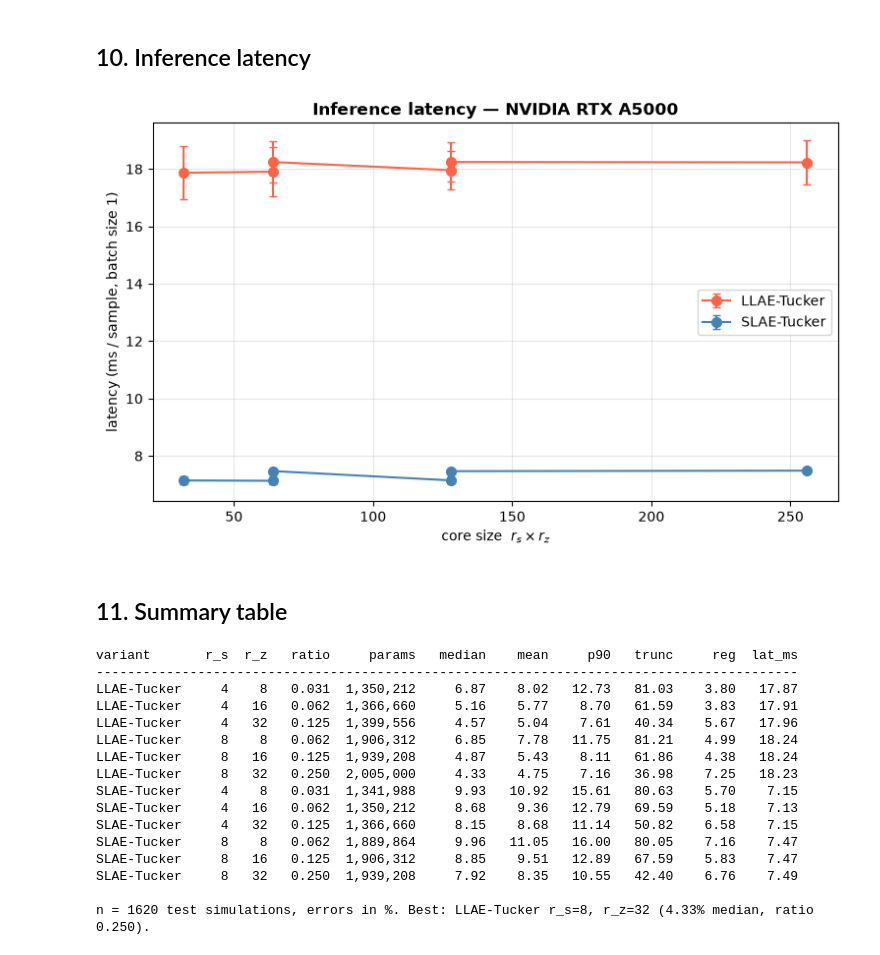
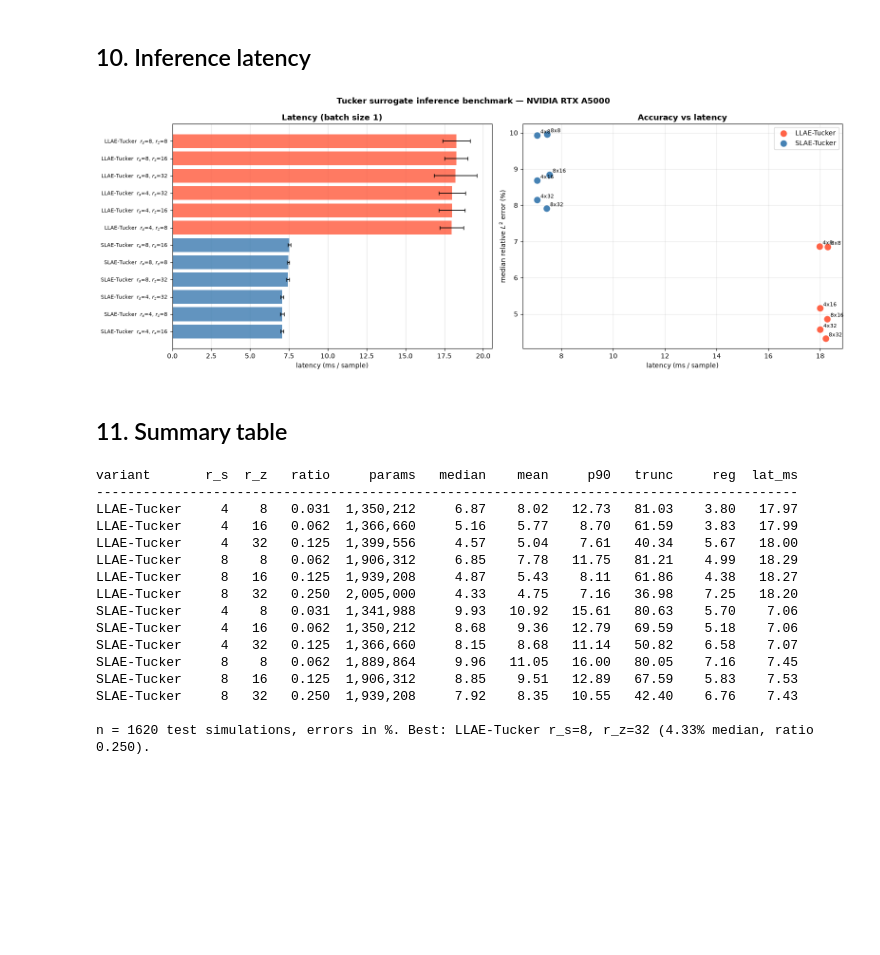
Before and after one commit to keyvanatt/laplace-autoencoders, a Jupyter notebook: notebooks/eval_tucker.ipynb, the cells around one changed output. Drawn from its saved outputs; the diff is of its cells as text; code cells hidden in the pictures; blank space fills up the shorter version.

Commit message:
inference time tucker

```diff
--- a/notebooks/eval_tucker.ipynb
+++ b/notebooks/eval_tucker.ipynb
@@ -566,46 +566,71 @@ def _time_gpu(fn, n_warmup, n_runs):
     return np.array(ms)
 
 
 bench = {}
 for n in tqdm(PLOTTED, desc='latency'):
     pipe = InferencePipeline.from_checkpoint(meta[n]['path'], device=device)
     tm = pipe.ckpt['theta_mean'].to(device).float(); ts = pipe.ckpt['theta_std'].to(device).float()
     tn = (torch.from_numpy(theta_np[test_idx[:1]]).to(device) - tm) / ts
 
     def run():
         with torch.no_grad():
             pipe.model.generate(tn)
 
     if device == 'cuda':
         ms = _time_gpu(run, N_WARMUP, N_RUNS)
     else:
         import time
         ms = []
         for i in range(N_WARMUP + N_RUNS):
             t0 = time.perf_counter(); run()
             if i >= N_WARMUP: ms.append((time.perf_counter() - t0) * 1e3)
         ms = np.array(ms)
     bench[n] = dict(med=float(np.median(ms)), std=float(np.std(ms)))
     pipe.model.cpu(); del pipe
     if device == 'cuda': torch.cuda.empty_cache()
 
-fig, ax = plt.subplots(figsize=(9, 5))
+def _label(n):
+    d = meta[n]
+    return f"{FAMILY[d['cls']]}  $r_s$={d['r_s']}, $r_z$={d['r_z']}"
+
+
+fig, (ax1, ax2) = plt.subplots(1, 2, figsize=(16, 6))
+
+# Left: per-checkpoint latency, sorted
+order = sorted(PLOTTED, key=lambda n: bench[n]['med'])
+y     = np.arange(len(order))
+lats  = [bench[n]['med'] for n in order]
+stds  = [bench[n]['std'] for n in order]
+cols  = [PALETTE[meta[n]['cls']] for n in order]
+
+ax1.barh(y, lats, color=cols, alpha=0.85, zorder=2)
+ax1.errorbar(lats, y, xerr=stds, fmt='none', color='black', capsize=3, linewidth=1.2, zorder=3)
+ax1.set_yticks(y); ax1.set_yticklabels([_label(n) for n in order], fontsize=8)
+ax1.set_xlabel('latency (ms / sample)')
+ax1.set_title('Latency (batch size 1)', fontweight='bold')
+ax1.grid(axis='x', alpha=0.4, zorder=0)
+
+# Right: accuracy vs latency
 for cls in CLSS:
     sel = [n for n in PLOTTED if meta[n]['cls'] == cls]
-    xs  = np.array([meta[n]['r_s'] * meta[n]['r_z'] for n in sel])
-    ys  = np.array([bench[n]['med'] for n in sel])
-    es  = np.array([bench[n]['std'] for n in sel])
-    o   = np.argsort(xs)
-    ax.errorbar(xs[o], ys[o], yerr=es[o], fmt='o-', color=PALETTE[cls], label=FAMILY[cls],
-                ms=7, capsize=3)
-ax.set_xlabel(r'core size  $r_s \times r_z$')
-ax.set_ylabel('latency (ms / sample, batch size 1)')
-ax.set_title(f"Inference latency — {torch.cuda.get_device_name(0) if device == 'cuda' else 'CPU'}",
-             fontweight='bold')
-ax.grid(alpha=0.3); ax.legend()
+    ax2.scatter([bench[n]['med'] for n in sel],
+                [np.median(results[n]['l2rel']) for n in sel],
+                color=PALETTE[cls], s=80, label=FAMILY[cls], zorder=3)
+    for n in sel:
+        ax2.annotate(f"{meta[n]['r_s']}x{meta[n]['r_z']}",
+                     (bench[n]['med'], np.median(results[n]['l2rel'])),
+                     fontsize=8, xytext=(5, 3), textcoords='offset points')
+ax2.set_xlabel('latency (ms / sample)')
+ax2.set_ylabel(r'median relative $L^2$ error (%)')
+ax2.set_title('Accuracy vs latency', fontweight='bold')
+ax2.grid(alpha=0.3); ax2.legend()
+
+fig.suptitle(f"Tucker surrogate inference benchmark — "
+             f"{torch.cuda.get_device_name(0) if device == 'cuda' else 'CPU'}", fontweight='bold')
+plt.tight_layout()
 plt.show()
 # %% [output]
-[figure, old version]
+[figure, new version]
 # %% [markdown]
 ## 11. Summary table
 # %%
@@ -627,17 +652,17 @@ print(f'\nn = {len(test_idx)} test simulations, errors in %. '
 # %% [output]
 variant       r_s  r_z   ratio     params   median    mean     p90   trunc     reg  lat_ms
 ------------------------------------------------------------------------------------------
-LLAE-Tucker     4    8   0.031  1,350,212     6.87    8.02   12.73   81.03    3.80   17.87
-LLAE-Tucker     4   16   0.062  1,366,660     5.16    5.77    8.70   61.59    3.83   17.91
-LLAE-Tucker     4   32   0.125  1,399,556     4.57    5.04    7.61   40.34    5.67   17.96
-LLAE-Tucker     8    8   0.062  1,906,312     6.85    7.78   11.75   81.21    4.99   18.24
-LLAE-Tucker     8   16   0.125  1,939,208     4.87    5.43    8.11   61.86    4.38   18.24
-LLAE-Tucker     8   32   0.250  2,005,000     4.33    4.75    7.16   36.98    7.25   18.23
-SLAE-Tucker     4    8   0.031  1,341,988     9.93   10.92   15.61   80.63    5.70    7.15
-SLAE-Tucker     4   16   0.062  1,350,212     8.68    9.36   12.79   69.59    5.18    7.13
-SLAE-Tucker     4   32   0.125  1,366,660     8.15    8.68   11.14   50.82    6.58    7.15
-SLAE-Tucker     8    8   0.062  1,889,864     9.96   11.05   16.00   80.05    7.16    7.47
-SLAE-Tucker     8   16   0.125  1,906,312     8.85    9.51   12.89   67.59    5.83    7.47
-SLAE-Tucker     8   32   0.250  1,939,208     7.92    8.35   10.55   42.40    6.76    7.49
+LLAE-Tucker     4    8   0.031  1,350,212     6.87    8.02   12.73   81.03    3.80   17.97
+LLAE-Tucker     4   16   0.062  1,366,660     5.16    5.77    8.70   61.59    3.83   17.99
+LLAE-Tucker     4   32   0.125  1,399,556     4.57    5.04    7.61   40.34    5.67   18.00
+LLAE-Tucker     8    8   0.062  1,906,312     6.85    7.78   11.75   81.21    4.99   18.29
+LLAE-Tucker     8   16   0.125  1,939,208     4.87    5.43    8.11   61.86    4.38   18.27
+LLAE-Tucker     8   32   0.250  2,005,000     4.33    4.75    7.16   36.98    7.25   18.20
+SLAE-Tucker     4    8   0.031  1,341,988     9.93   10.92   15.61   80.63    5.70    7.06
+SLAE-Tucker     4   16   0.062  1,350,212     8.68    9.36   12.79   69.59    5.18    7.06
+SLAE-Tucker     4   32   0.125  1,366,660     8.15    8.68   11.14   50.82    6.58    7.07
+SLAE-Tucker     8    8   0.062  1,889,864     9.96   11.05   16.00   80.05    7.16    7.45
+SLAE-Tucker     8   16   0.125  1,906,312     8.85    9.51   12.89   67.59    5.83    7.53
+SLAE-Tucker     8   32   0.250  1,939,208     7.92    8.35   10.55   42.40    6.76    7.43
 
 n = 1620 test simulations, errors in %. Best: LLAE-Tucker r_s=8, r_z=32 (4.33% median, ratio 0.250).
```
